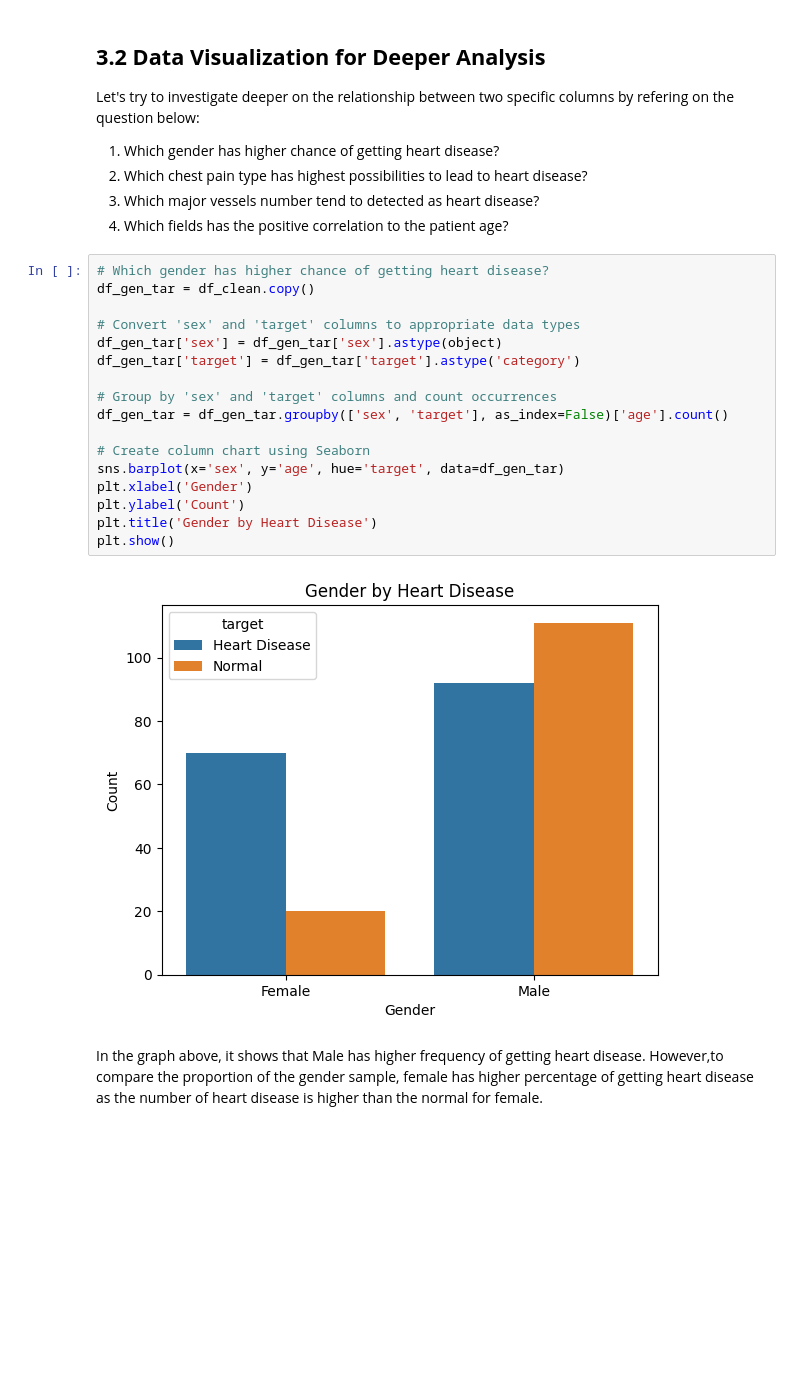
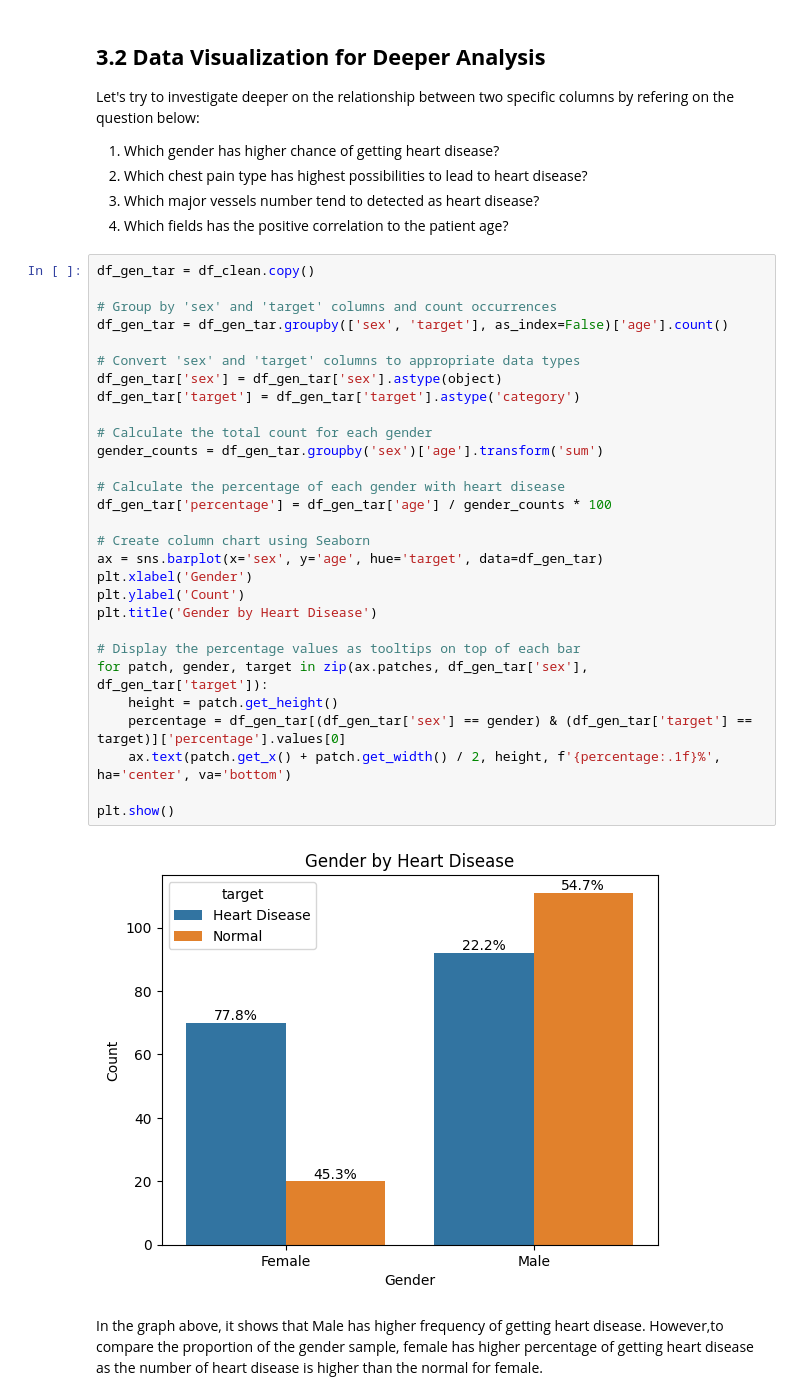
Before and after one commit to karhong-sam/project-wqd7003-ds-analysis, a Jupyter notebook: heart-analysis.ipynb, the cells around one changed output. Saved outputs shown, nothing was run; the diff lists cells and outputs as text; blank space fills up the shorter version.

```diff
--- a/heart-analysis.ipynb
+++ b/heart-analysis.ipynb
@@ -599,24 +599,36 @@ Let's try to investigate deeper on the relationship between two specific columns
 3. Which major vessels number tend to detected as heart disease?
 4. Which fields has the positive correlation to the patient age?
 # %%
-# Which gender has higher chance of getting heart disease?
 df_gen_tar = df_clean.copy()
+
+# Group by 'sex' and 'target' columns and count occurrences
+df_gen_tar = df_gen_tar.groupby(['sex', 'target'], as_index=False)['age'].count()
 
 # Convert 'sex' and 'target' columns to appropriate data types
 df_gen_tar['sex'] = df_gen_tar['sex'].astype(object)
 df_gen_tar['target'] = df_gen_tar['target'].astype('category')
 
-# Group by 'sex' and 'target' columns and count occurrences
-df_gen_tar = df_gen_tar.groupby(['sex', 'target'], as_index=False)['age'].count()
+# Calculate the total count for each gender
+gender_counts = df_gen_tar.groupby('sex')['age'].transform('sum')
+
+# Calculate the percentage of each gender with heart disease
+df_gen_tar['percentage'] = df_gen_tar['age'] / gender_counts * 100
 
 # Create column chart using Seaborn
-sns.barplot(x='sex', y='age', hue='target', data=df_gen_tar)
+ax = sns.barplot(x='sex', y='age', hue='target', data=df_gen_tar)
 plt.xlabel('Gender')
 plt.ylabel('Count')
 plt.title('Gender by Heart Disease')
+
+# Display the percentage values as tooltips on top of each bar
+for patch, gender, target in zip(ax.patches, df_gen_tar['sex'], df_gen_tar['target']):
+    height = patch.get_height()
+    percentage = df_gen_tar[(df_gen_tar['sex'] == gender) & (df_gen_tar['target'] == target)]['percentage'].values[0]
+    ax.text(patch.get_x() + patch.get_width() / 2, height, f'{percentage:.1f}%', ha='center', va='bottom')
+
 plt.show()
 # %% [output]
-[figure, old version]
+[figure, new version]
 # %% [markdown]
 In the graph above, it shows that Male has higher frequency of getting heart disease. However,to compare the proportion of the gender sample, female has higher percentage of getting heart disease as the number of heart disease is higher than the normal for female.
 # %%
```
Also changed, not shown: parts of 28 cells of this notebook.
